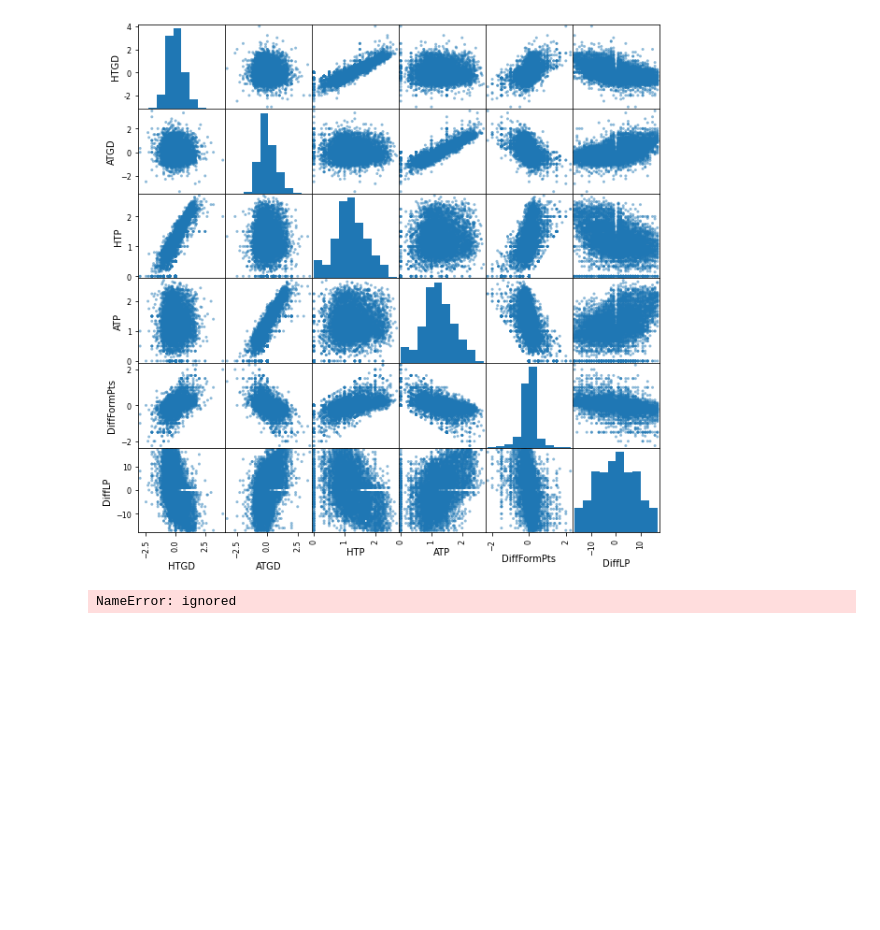
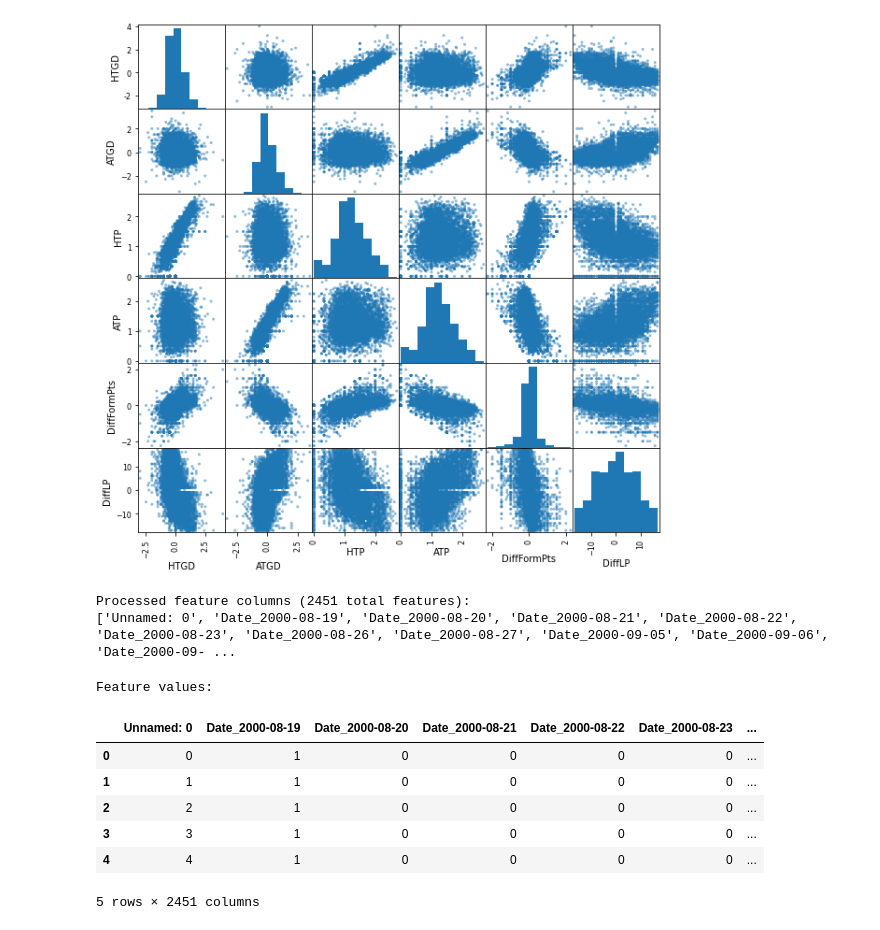
Before and after one commit to HeadlessAphid/LessonMaterials, a Jupyter notebook: AI_Final_Project.ipynb, the cells around one changed output. Drawn from its saved outputs; the diff is of its cells as text; code cells hidden in the pictures; blank space fills up the shorter version.

```diff
--- a/AI_Final_Project.ipynb
+++ b/AI_Final_Project.ipynb
@@ -146,6 +146,21 @@ def preprocess_features(X):
 
     return output
 
-X_all = preprocess_features
+X_all = preprocess_features(X_all)
+print("Processed feature columns ({} total features):\n{}".format(len(X_all.columns), list(X_all.columns)))
 # %% [output]
-NameError: ignored
+Processed feature columns (2451 total features):
+['Unnamed: 0', 'Date_2000-08-19', 'Date_2000-08-20', 'Date_2000-08-21', 'Date_2000-08-22', 'Date_2000-08-23', 'Date_2000-08-26', 'Date_2000-08-27', 'Date_2000-09-05', 'Date_2000-09-06', 'Date_2000-09- ...
+# %%
+# Show the feature information by printing the first five rows
+print("\nFeature values:")
+display(X_all.head())
+# %% [output]
+Feature values:
+|  | Unnamed: 0 | Date_2000-08-19 | Date_2000-08-20 | Date_2000-08-21 | Date_2000-08-22 | Date_2000-08-23 | ... |
+| 0 | 0 | 1 | 0 | 0 | 0 | 0 | ... |
+| 1 | 1 | 1 | 0 | 0 | 0 | 0 | ... |
+| 2 | 2 | 1 | 0 | 0 | 0 | 0 | ... |
+| 3 | 3 | 1 | 0 | 0 | 0 | 0 | ... |
+| 4 | 4 | 1 | 0 | 0 | 0 | 0 | ... |
+5 rows × 2451 columns
```
Also changed, not shown: parts of 5 cells of this notebook.
